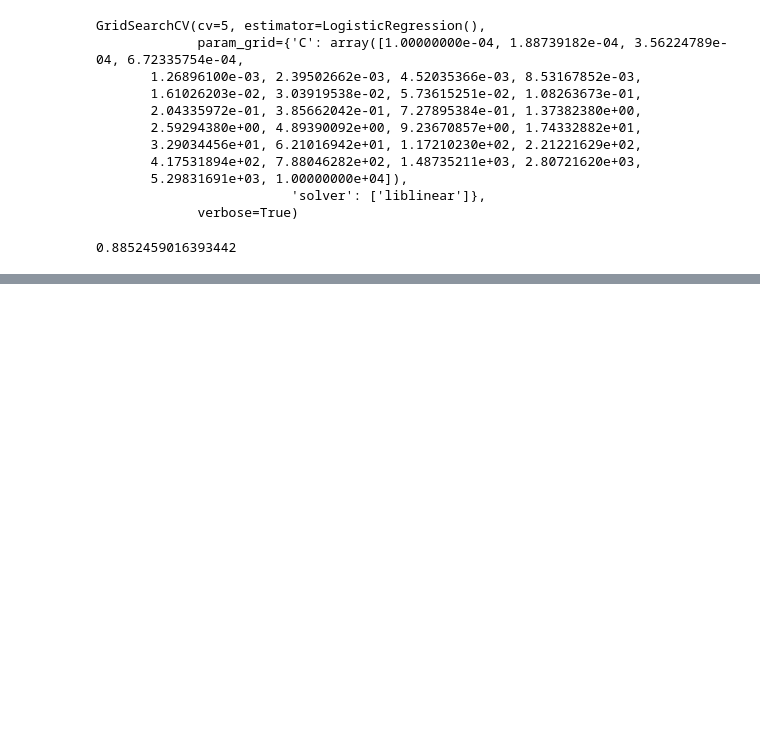
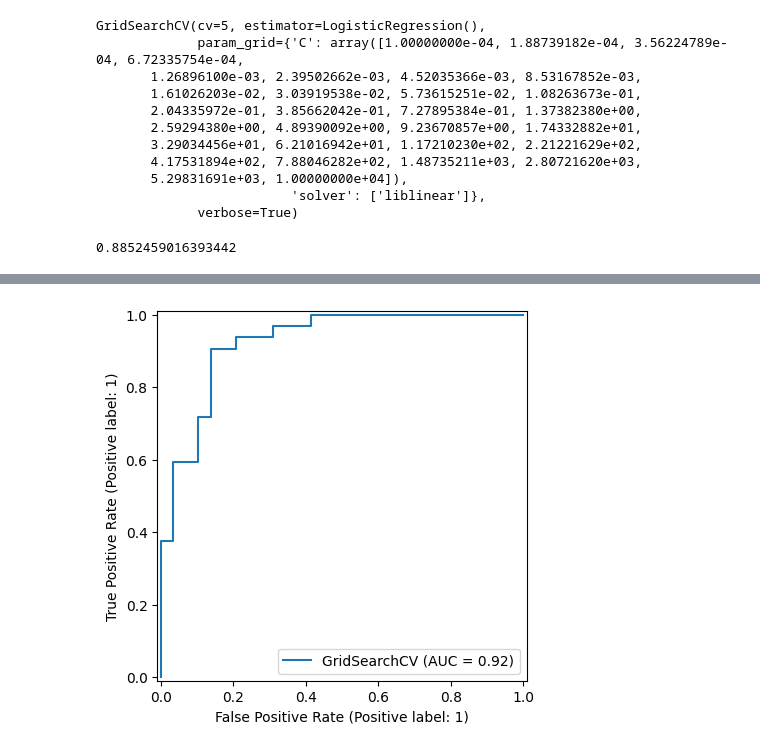
Before and after one commit to YTeyddie22/heart_disease, a Jupyter notebook: heart_disease.ipynb, the cells around one changed output, grey strips where cells are left out. Cells and saved outputs as stored; diff of their text form; code cells hidden in the pictures; blank space fills up the shorter version.

Commit message:
evaluating the metric

```diff
--- a/heart_disease.ipynb
+++ b/heart_disease.ipynb
@@ -634,0 +667,6 @@ gs_log_reg.score(X_test, y_test)
+# %%
+# Plot ROC curve and calcilate AUC metrics
+roc = RocCurveDisplay.from_estimator(gs_log_reg, X_test, y_test)
+plt.show();
+# %% [output]
+[figure, added]
```
Also changed, not shown: parts of 21 cells of this notebook.
